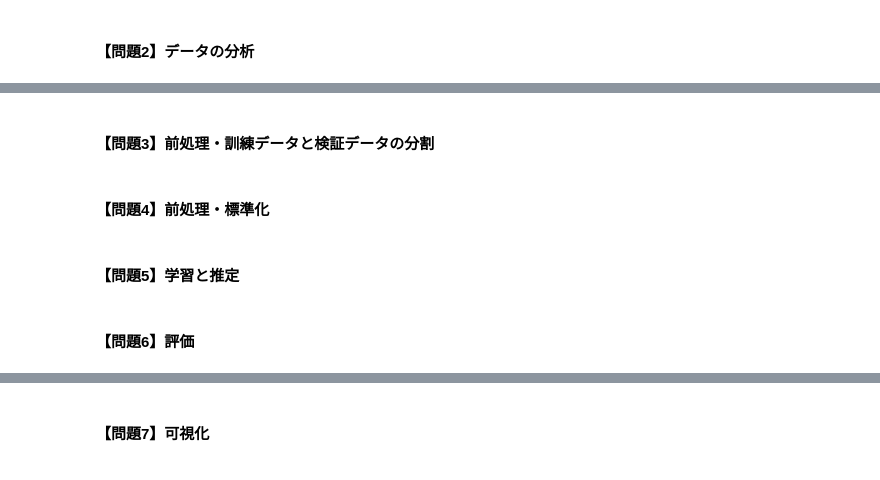
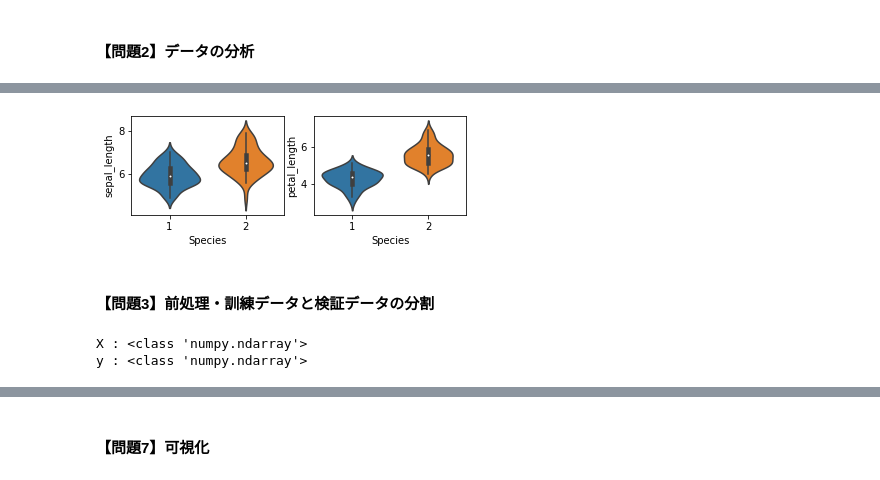
Before and after one commit to GitHiru/ml_dic, a Jupyter notebook: pre_learning/week4/week4_1_iris.ipynb, the cells around one changed output, grey strips where cells are left out. Saved outputs shown, nothing was run; the diff lists cells and outputs as text; code cells hidden in the pictures.

```diff
--- a/pre_learning/week4/week4_1_iris.ipynb
+++ b/pre_learning/week4/week4_1_iris.ipynb
@@ -27,8 +110,25 @@ iris_label = pd.DataFrame(data=iris.targets, columns=["Species"])
+# %%
+# バイオリン図
+fig = plt.figure()
+ax1 = fig.add_subplot(2, 2, 1)
+ax2 = fig.add_subplot(2, 2, 2)
+
+x = 'Species'
+y1,y2 = "sepal_length", "petal_length"
+
+sns.violinplot(x, y1, ax=ax1, data=df)
+sns.violinplot(x, y2, ax=ax2, data=df)
+plt.show()
+# %% [output]
+[figure, added]
 # %% [markdown]
 #### 【問題3】前処理・訓練データと検証データの分割
-# %% [markdown]
-#### 【問題4】前処理・標準化
-# %% [markdown]
-#### 【問題5】学習と推定
-# %% [markdown]
-#### 【問題6】評価
+# %%
+# 《注意点》
+X = df.drop("Species", axis=1).values
+y = df.loc[:, "Species"].values
+
+print("X : {} \ny : {} ".format(type(X), type(y)))
+# %% [output]
+X : <class 'numpy.ndarray'>
+y : <class 'numpy.ndarray'>
```
Also changed, not shown: parts of 55 cells of this notebook, 1 other file.
